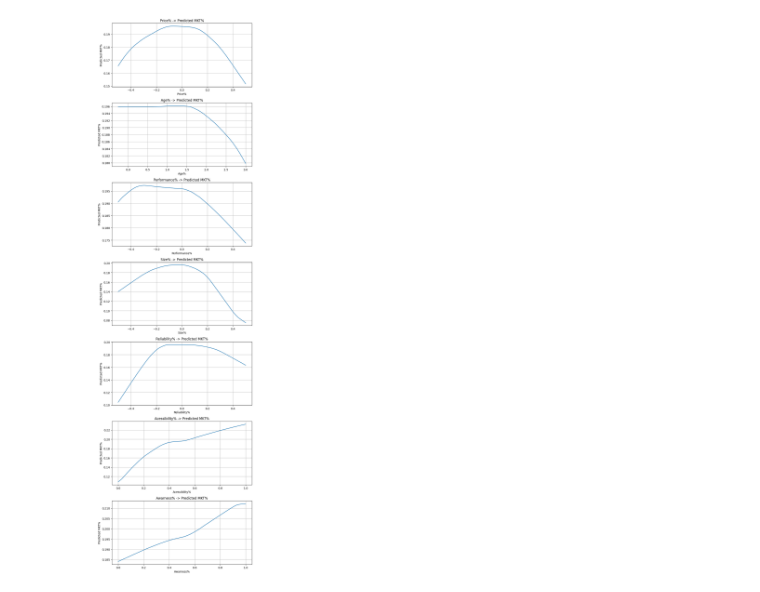
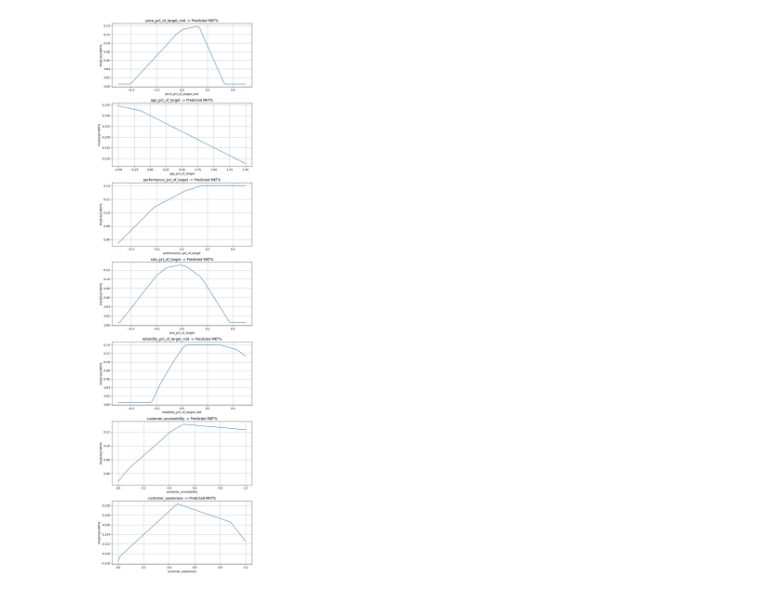
Before and after one commit to GrantKincaid/capsim_model, a Jupyter notebook: model.ipynb, the cells around one changed output. Drawn from its saved outputs; the diff is of its cells as text; code cells hidden in the pictures.

```diff
--- a/model.ipynb
+++ b/model.ipynb
@@ -130,6 +91,8 @@ from tensorflow.keras import layers, regularizers
 from sklearn.model_selection import train_test_split
 from sklearn.metrics import mean_absolute_error, mean_squared_error, r2_score
 # %%
-samples = pd.read_csv(r'sim_samples_2.csv')
+samples = pd.read_csv(r'data\main.csv')
 samples.head()
+#	MKT%	Categories	Price%	Age%	Performance%	Size%	Reliability%	Acessibility%	Awarness%
+#target_potential_share_of_segment,category_code,customer_accessibility,customer_awareness,age_pct_of_target,price_pct_of_target_mid,performance_pct_of_target,size_pct_of_target,reliability_pct_of_target_mid
 # %% [output]
@@ -141,0 +106,3 @@ samples.head()
+# %%
+samples_trimed = samples[["target_potential_share_of_segment","category_code","customer_accessibility","customer_awareness","age_pct_of_target","price_pct_of_target_mid","performance_pct_of_target","size_pct_of_target","reliability_pct_of_target_mid"]]
+samples_trimed.head()
@@ -346,35 +330,66 @@ Predicted MKT%: 0.1690494567155838
 import numpy as np
 import matplotlib.pyplot as plt
 
+# num_cols = [
+#     "Price%",
+#     "Age%",
+#     "Performance%",
+#     "Size%",
+#     "Reliability%",
+#     "Acessibility%",
+#     "Awarness%"
+# ]
+
 num_cols = [
-    "Price%",
-    "Age%",
-    "Performance%",
-    "Size%",
-    "Reliability%",
-    "Acessibility%",
-    "Awarness%"
+    "price_pct_of_target_mid",
+    "age_pct_of_target",
+    "performance_pct_of_target",
+    "size_pct_of_target",
+    "reliability_pct_of_target_mid",
+    "customer_accessibility",
+    "customer_awareness"
 ]
 
+# base_sample = {
+#     "Categories": 4,
+#     "Price%": 0.00,
+#     "Age%": 0.00,
+#     "Performance%": 0.00,
+#     "Size%": 0.00,
+#     "Reliability%": 0.00,
+#     "Acessibility%": 0.5,
+#     "Awarness%": 0.5
+# }
+
 base_sample = {
-    "Categories": 4,
-    "Price%": 0.00,
-    "Age%": 0.00,
-    "Performance%": 0.00,
-    "Size%": 0.00,
-    "Reliability%": 0.00,
-    "Acessibility%": 0.5,
-    "Awarness%": 0.5
+    "category_code": 3,
+    "price_pct_of_target_mid": 0.00,
+    "age_pct_of_target": 0.00,
+    "performance_pct_of_target": 0.00,
+    "size_pct_of_target": 0.00,
+    "reliability_pct_of_target_mid": 0.00,
+    "customer_accessibility": 0.5,
+    "customer_awareness": 0.5
 }
 
+# feature_ranges = {
+#     "Price%": (-0.5, 0.5),
+#     "Age%": (-0.25, 3.0),
+#     "Performance%": (-0.5, 0.5),
+#     "Size%": (-0.5, 0.5),
+#     "Reliability%": (-0.5, 0.5),
+#     "Acessibility%": (0.0, 1.0),
+#     "Awarness%": (0.0, 1.0),
+# }
+
 feature_ranges = {
-    "Price%": (-0.5, 0.5),
-    "Age%": (-0.25, 3.0),
-    "Performance%": (-0.5, 0.5),
-    "Size%": (-0.5, 0.5),
-    "Reliability%": (-0.5, 0.5),
-    "Acessibility%": (0.0, 1.0),
-    "Awarness%": (0.0, 1.0),
+    "price_pct_of_target_mid": (-0.5, 0.5),
+    "age_pct_of_target": (-0.5, 1.5),
+    "performance_pct_of_target": (-0.5, 0.5),
+    "size_pct_of_target": (-0.5, 0.5),
+    "reliability_pct_of_target_mid": (-0.5, 0.5),
+    "customer_accessibility": (0.0, 1.0),
+    "customer_awareness": (0.0, 1.0),
 }
 
 
@@ -387,7 +402,7 @@ def plot_feature_sweeps_fast(model, base_sample, num_cols, feature_ranges, num_p
 
     # Allocate one big batch
     x_num = np.tile(base_num, (total_rows, 1))
-    x_cat = np.full((total_rows, 1), base_sample["Categories"], dtype=np.int32)
+    x_cat = np.full((total_rows, 1), base_sample["category_code"], dtype=np.int32)
 
     # Keep sweep values so we can plot later
     sweep_map = {}
@@ -402,32 +417,32 @@ def plot_feature_sweeps_fast(model, base_sample, num_cols, feature_ranges, num_p
         row_end = row_start + num_points
         x_num[row_start:row_end, i] = sweep_vals
         row_start = row_end
 
     # One prediction call instead of hundreds
     preds = model.predict(
         {"numeric_features": x_num, "category": x_cat},
         verbose=0
     ).reshape(-1)
 
     # Plot
     fig, axes = plt.subplots(n_features, 1, figsize=(8, 4 * n_features), squeeze=False)
     axes = axes.ravel()
 
     row_start = 0
     for ax, feature in zip(axes, num_cols):
         row_end = row_start + num_points
         ax.plot(sweep_map[feature], preds[row_start:row_end])
         ax.set_title(f"{feature} -> Predicted MKT%")
         ax.set_xlabel(feature)
         ax.set_ylabel("Predicted MKT%")
         ax.grid(True)
         row_start = row_end
 
     plt.tight_layout()
     plt.show()
 
 
 plot_feature_sweeps_fast(model, base_sample, num_cols, feature_ranges, num_points=100)
 # %% [output]
-[figure, old version]
+[figure, new version]
 # %%
```
Also changed, not shown: parts of 5 cells of this notebook, 6 other files.
